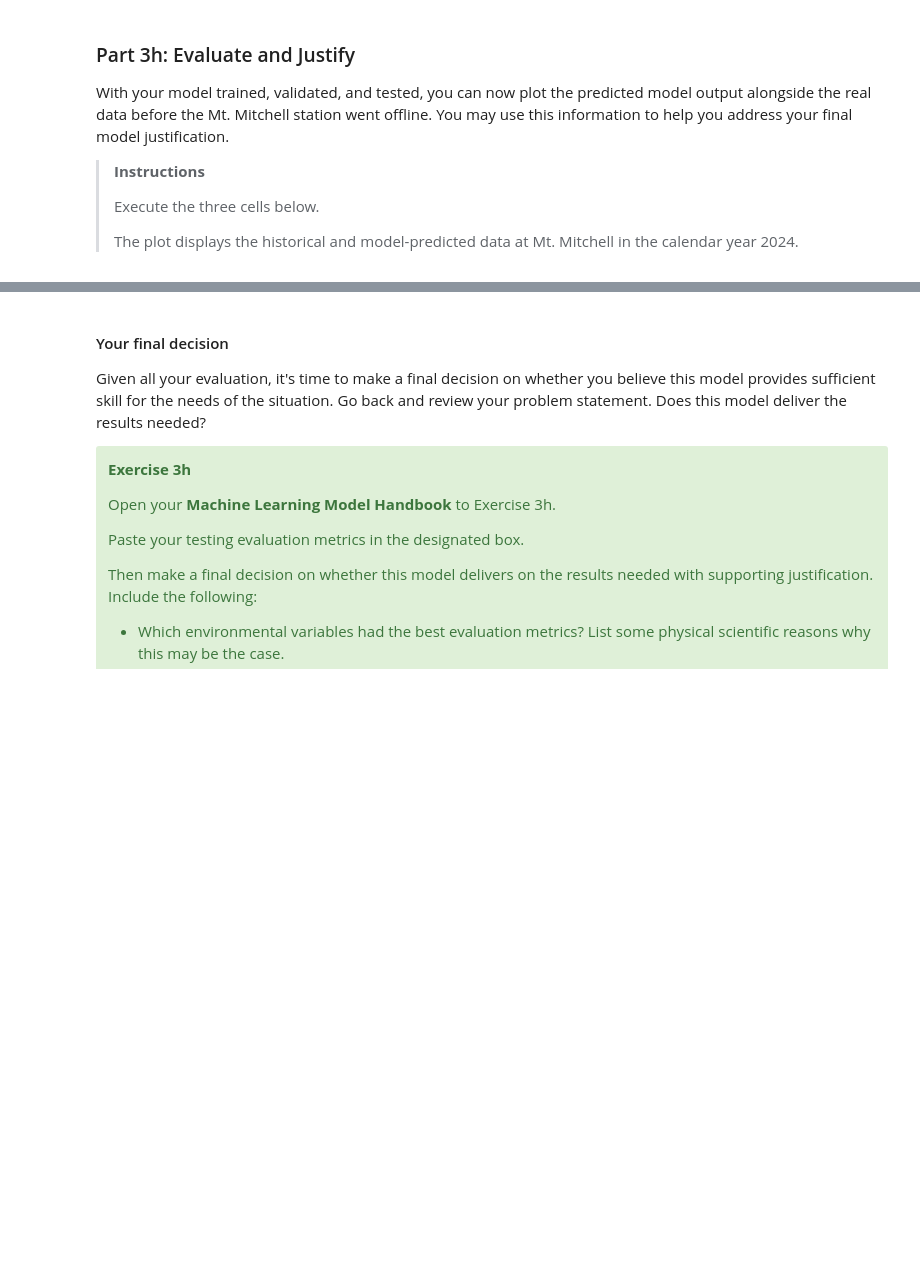
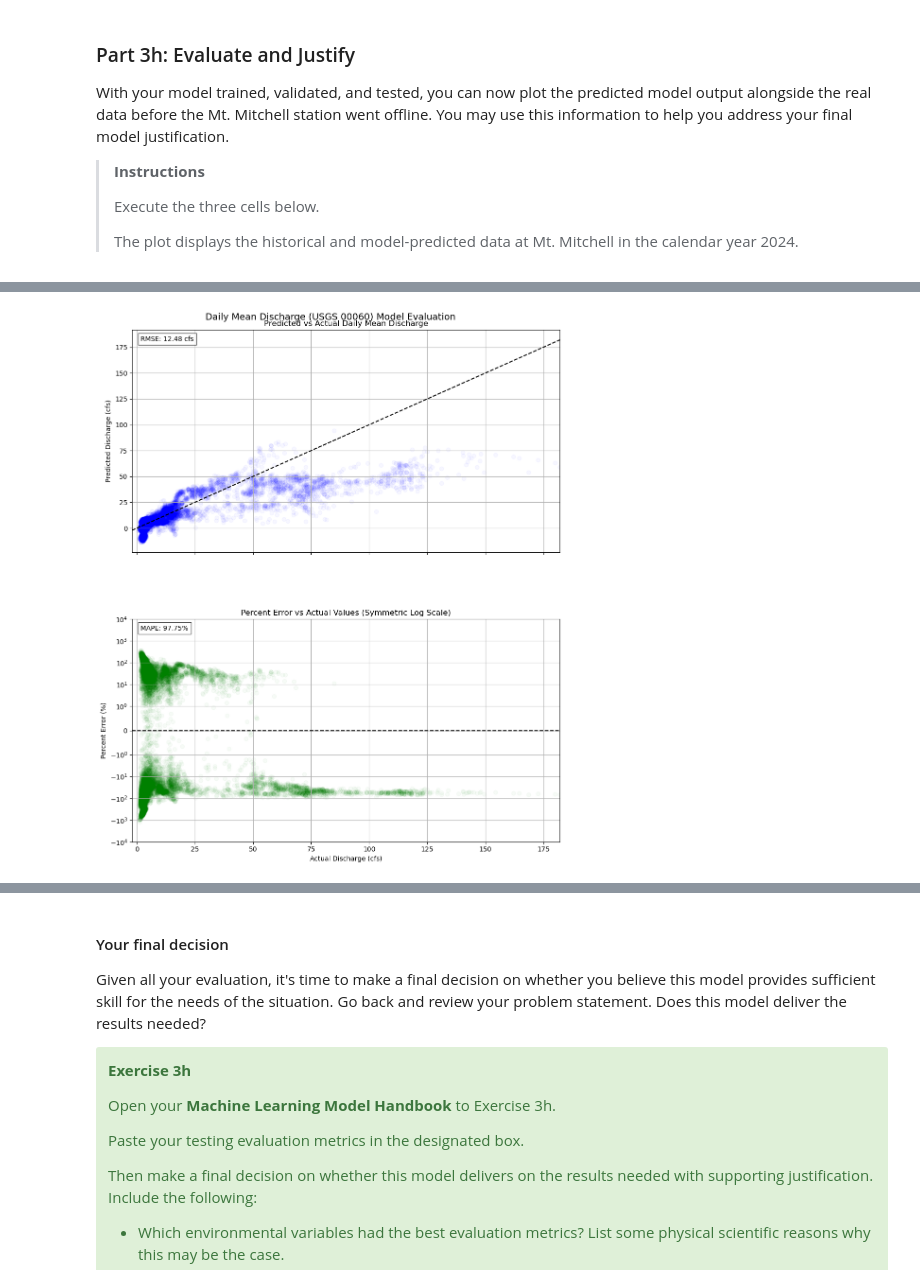
Before and after one commit to Unidata/supervised-ml-readiness, a Jupyter notebook: 03b_MachineLearningAnalysis_Hydrographs/MachineLearningAnalysis_GoldenHydro_Module4.ipynb, the cells around one changed output, grey strips where cells are left out. Cells and saved outputs as stored; diff of their text form; code cells hidden in the pictures; blank space fills up the shorter version.

```diff
--- a/03b_MachineLearningAnalysis_Hydrographs/MachineLearningAnalysis_GoldenHydro_Module4.ipynb
+++ b/03b_MachineLearningAnalysis_Hydrographs/MachineLearningAnalysis_GoldenHydro_Module4.ipynb
@@ -304,11 +304,11 @@ testing = years['testing']
 from analysis_tech import split_data_temporal
 # %%
 # Use the function
-X_train, y_train, X_val, y_val, X_test, y_test, X_true_test, y_true_test = split_data_temporal(df,
-                                                                                               train_years=training,
-                                                                                               val_years=validation,
-                                                                                               test_years=testing,
-                                                                                               target_column='daily_mean_discharge_N_BLKHAWK')
+X_train, y_train, X_val, y_val, X_test, y_test, = split_data_temporal(df,
+                                                                    train_years=training,
+                                                                    val_years=validation,
+                                                                    test_years=testing,
+                                                                    target_column='daily_mean_discharge_N_BLKHAWK')
 # %% [markdown]
 <br>
 <div class="alert alert-success" role="alert">
@@ -642,4 +637,4 @@ With your model trained, validated, and tested, you can now plot the predicted m
 import matplotlib.pyplot as plt
 import matplotlib.dates as mdates
 
-y_pred = trained_model().predict(X_true_test_filtered)
+y_pred = trained_model().predict(X_test_filtered)
@@ -645,0 +657,63 @@ y_pred = trained_model().predict(X_true_test_filtered)
+# %%
+import matplotlib.colors as colors
+from matplotlib.ticker import SymmetricalLogLocator
+
+# Calculate absolute and percent errors
+abs_error = y_pred - y_test
+percent_error = 100 * abs_error / y_test  # Percent error relative to actual values
+
+# Create figure with two subplots stacked vertically
+fig, (ax1, ax2) = plt.subplots(2, 1, figsize=(10, 12), sharex=True)
+
+# Predicted vs Actual plot with very low alpha
+ax1.scatter(y_test, y_pred, color='blue', alpha=0.03)  # Reduced alpha to 0.03
+
+# Add perfect prediction line
+min_val = -2  # Start at -2
+max_val = max(y_test.max(), y_pred.max())
+ax1.plot([min_val, max_val], [min_val, max_val], 'k--')
+
+# Configure first plot
+ax1.set_title('Predicted vs Actual Daily Mean Discharge')
+ax1.set_ylabel('Predicted Discharge (cfs)')
+ax1.grid(True)
+ax1.set_xlim(min_val, max_val)  # Set x-axis to start at -2
+
+# Percent Error vs Actual values plot with very low alpha
+ax2.scatter(y_test, percent_error, color='green', alpha=0.03)  # Reduced alpha to 0.03
+ax2.axhline(y=0, color='k', linestyle='--')
+
+# Set symmetric log scale for y-axis in percent error plot
+linthresh = 1.0  # Linear threshold
+ax2.set_yscale('symlog', linthresh=linthresh)
+
+# Find a good limit for the y-axis based on data
+max_error = max(abs(percent_error.min()), abs(percent_error.max()))
+rounded_max = 10**(np.ceil(np.log10(max_error)))
+ax2.set_ylim(-rounded_max, rounded_max)
+
+# Configure second plot
+ax2.set_title('Percent Error vs Actual Values (Symmetric Log Scale)')
+ax2.set_xlabel('Actual Discharge (cfs)')
+ax2.set_ylabel('Percent Error (%)')
+ax2.grid(True)
+ax2.set_xlim(min_val, max_val)  # Ensure the second plot matches (though sharex should handle this)
+
+# Add basic statistics
+mean_percent_error = np.mean(np.abs(percent_error))  # Mean absolute percent error
+ax2.text(0.02, 0.95, f"MAPE: {mean_percent_error:.2f}%", transform=ax2.transAxes,
+         bbox=dict(facecolor='white', alpha=0.7))
+
+# Add RMSE to the first plot
+rmse = np.sqrt(np.mean((y_pred - y_test)**2))
+ax1.text(0.02, 0.95, f"RMSE: {rmse:.2f} cfs", transform=ax1.transAxes,
+         bbox=dict(facecolor='white', alpha=0.7))
+
+# Adjust layout
+fig.suptitle('Daily Mean Discharge (USGS 00060) Model Evaluation', fontsize=14)
+plt.tight_layout()
+plt.subplots_adjust(top=0.95, hspace=0.3)
+
+plt.show()
+# %% [output]
+[figure, added]
```
Also changed, not shown: parts of 8 cells of this notebook, 1 other file.
